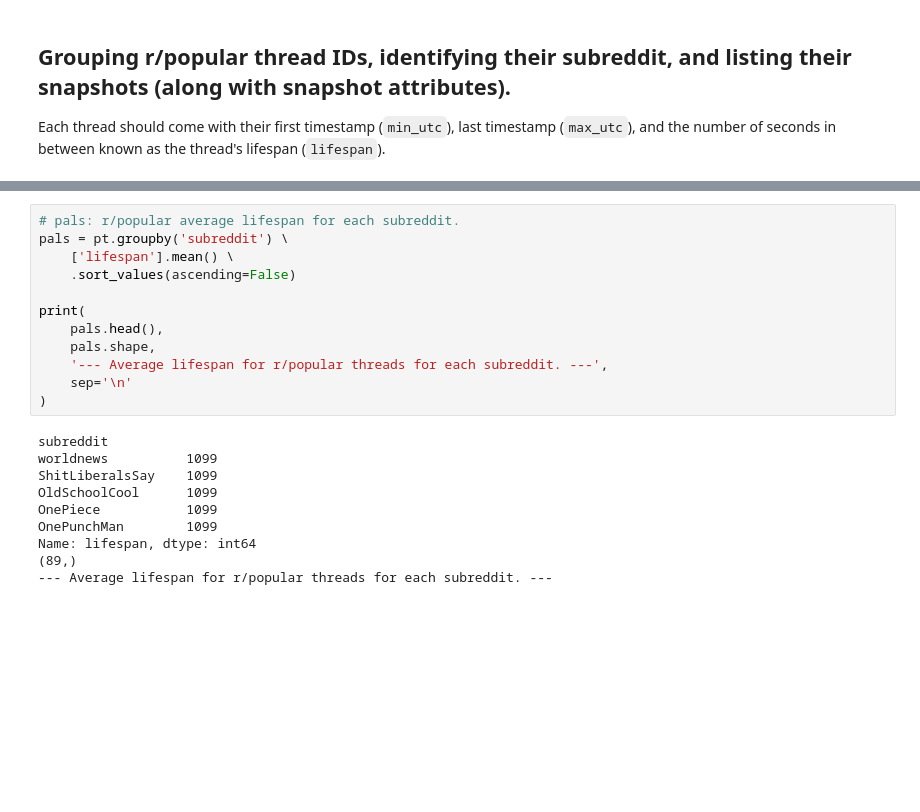
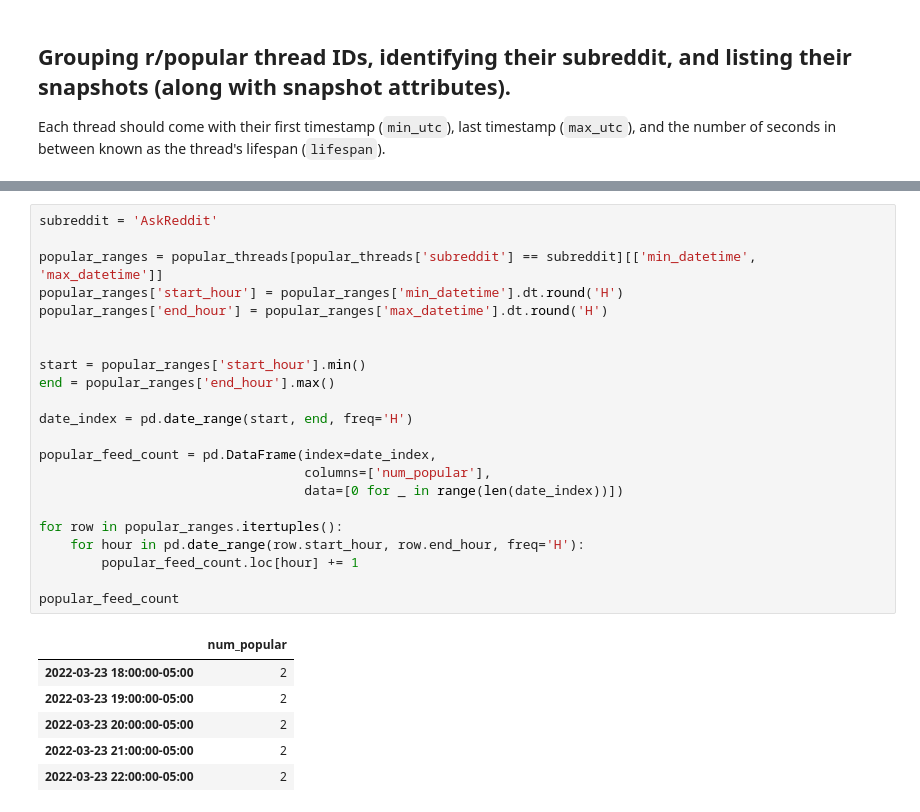
Before and after one commit to jackiec1998/resilient-communities, a Jupyter notebook: src/notebooks/analysis.ipynb, the cells around one changed output, grey strips where cells are left out. Cells and saved outputs as stored; diff of their text form; blank space fills up the shorter version.

```diff
--- a/src/notebooks/analysis.ipynb
+++ b/src/notebooks/analysis.ipynb
@@ -150,22 +264,29 @@ Name: id, dtype: int64
-# %%
-# pals: r/popular average lifespan for each subreddit.
-pals = pt.groupby('subreddit') \
-    ['lifespan'].mean() \
-    .sort_values(ascending=False)
-
-print(
-    pals.head(),
-    pals.shape,
-    '--- Average lifespan for r/popular threads for each subreddit. ---',
-    sep='\n'
-)
-# %% [output]
-subreddit
-worldnews          1099
-ShitLiberalsSay    1099
-OldSchoolCool      1099
-OnePiece           1099
-OnePunchMan        1099
-Name: lifespan, dtype: int64
-(89,)
---- Average lifespan for r/popular threads for each subreddit. ---
+# %%
+subreddit = 'AskReddit'
+
+popular_ranges = popular_threads[popular_threads['subreddit'] == subreddit][['min_datetime', 'max_datetime']]
+popular_ranges['start_hour'] = popular_ranges['min_datetime'].dt.round('H')
+popular_ranges['end_hour'] = popular_ranges['max_datetime'].dt.round('H')
+
+
+start = popular_ranges['start_hour'].min()
+end = popular_ranges['end_hour'].max()
+
+date_index = pd.date_range(start, end, freq='H')
+
+popular_feed_count = pd.DataFrame(index=date_index,
+                                  columns=['num_popular'],
+                                  data=[0 for _ in range(len(date_index))])
+
+for row in popular_ranges.itertuples():
+    for hour in pd.date_range(row.start_hour, row.end_hour, freq='H'):
+        popular_feed_count.loc[hour] += 1
+
+popular_feed_count
+# %% [output]
+|  | num_popular |
+| 2022-03-23 18:00:00-05:00 | 2 |
+| 2022-03-23 19:00:00-05:00 | 2 |
+| 2022-03-23 20:00:00-05:00 | 2 |
+| 2022-03-23 21:00:00-05:00 | 2 |
+| 2022-03-23 22:00:00-05:00 | 2 |
```
Also changed, not shown: parts of 18 cells of this notebook.
